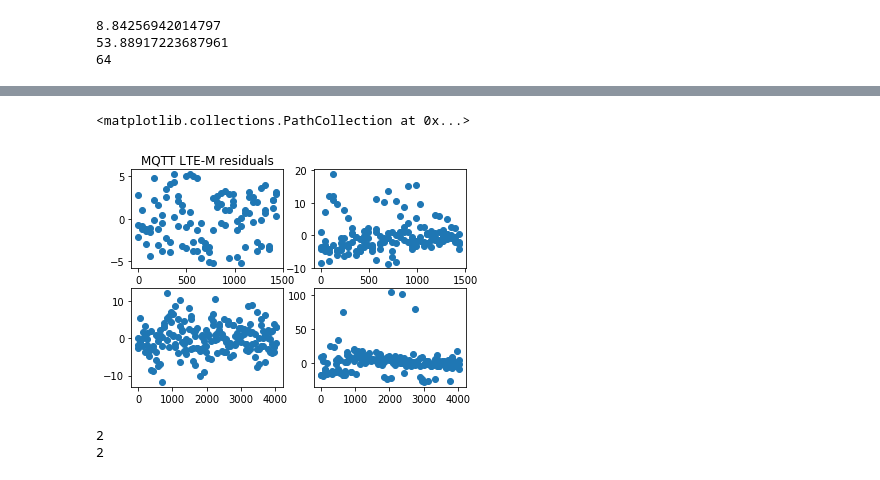
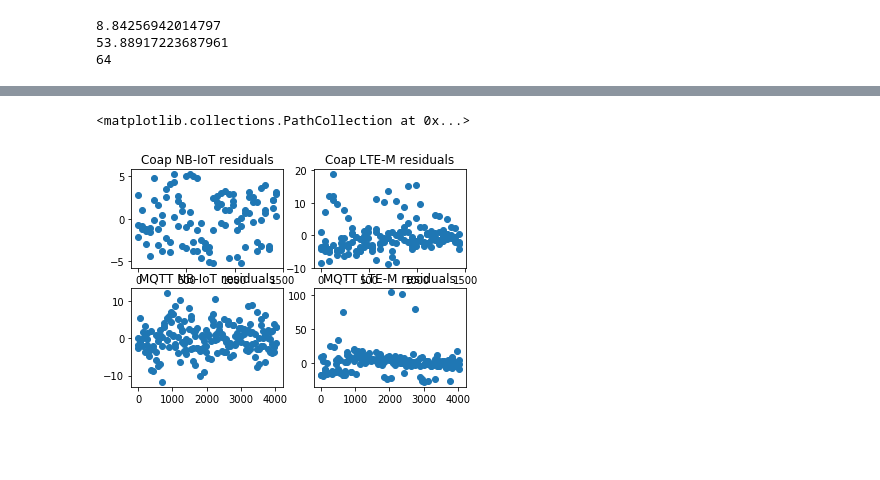
Before and after one commit to crfosse/dt_data, a Jupyter notebook: processing_sweep_psm.ipynb, the cells around one changed output, grey strips where cells are left out. Saved outputs shown, nothing was run; the diff lists cells and outputs as text; code cells hidden in the pictures; blank space fills up the shorter version.

```diff
--- a/processing_sweep_psm.ipynb
+++ b/processing_sweep_psm.ipynb
@@ -215,30 +233,41 @@ segments_coap_ltem = []
 timing_coap_ltem = []
 
 idx = 0
-indexes_coap_ltem = []
+
+batch_start = 100000             ## 25s
 
 before_segment = True
+segment_start = 0
+segment_end = 0
+segment_jump = 60000             ## 15s
+transaction_threshold = 0.05     ## mAh.
+disconnect_threshold  = 0.01     ## mAh
+
+window_offset = 400
+window_width = 60000 ## 15s
+
 
 for batch in coap_ltem_current:
     print("Batch: " + str(idx))
     curr_set = []
     curr_timing = []
-    i = 100000
+    i = batch_start
     endpoint = (batch.index.size)
     while(i < endpoint):
         curr_meas = batch.iloc[i]
-        if(before_segment):
-            if(curr_meas > 0.05):
-                curr_set.append(batch.iloc[(i-400):(i+60000)])
+        if(before_segment): # We're expecting a new segment
+            if(curr_meas > transaction_threshold):
+                segment_start = i-window_offset
+                segment_end   = i+window_width
+                curr_set.append(batch.iloc[segment_start:segment_end])
                 segment_start = i
-                i+=60000
+                i+=segment_jump
                 before_segment = False
             else:
                 i += 1
-        else:
-            if(curr_meas > 0.01):
+        else: # We're reading backwards to hit the end of the message
+            if(curr_meas > disconnect_threshold):
                 curr_timing.append(i - segment_start)
-                i+=40000
                 before_segment = True
             else:
                 i-=1
@@ -622,24 +711,18 @@ residuals_mqtt_ltem = get_residuals(mqtt_ltem_sums, energy_mqtt_ltem_res,   byte
 # %%
 fig, ((ax1, ax2),(ax3,ax4)) = plt.subplots(2,2)
 
 ax1.set_title("Coap NB-IoT residuals")
-ax1.set_title("Coap LTE-M residuals")
-ax1.set_title("MQTT NB-IoT residuals")
-ax1.set_title("MQTT LTE-M residuals")
+ax2.set_title("Coap LTE-M residuals")
+ax3.set_title("MQTT NB-IoT residuals")
+ax4.set_title("MQTT LTE-M residuals")
 
 
 ax1.scatter(residuals_coap_nb[0],   residuals_coap_nb[1])
 ax2.scatter(residuals_coap_ltem[0], residuals_coap_ltem[1])
 ax3.scatter(residuals_mqtt_nb[0],   residuals_mqtt_nb[1])
 ax4.scatter(residuals_mqtt_ltem[0], residuals_mqtt_ltem[1])
 # %% [output]
 <matplotlib.collections.PathCollection at 0x...>
-[figure, old version]
+[figure, new version]
-# %%
-print(len(residuals_coap_nb))
-print(len(residuals_coap_ltem)
-# %% [output]
-2
-2
 # %%
 fig, (ax1, ax2) = plt.subplots(1,2)
```
Also changed, not shown: parts of 15 cells of this notebook, 4 other files.
